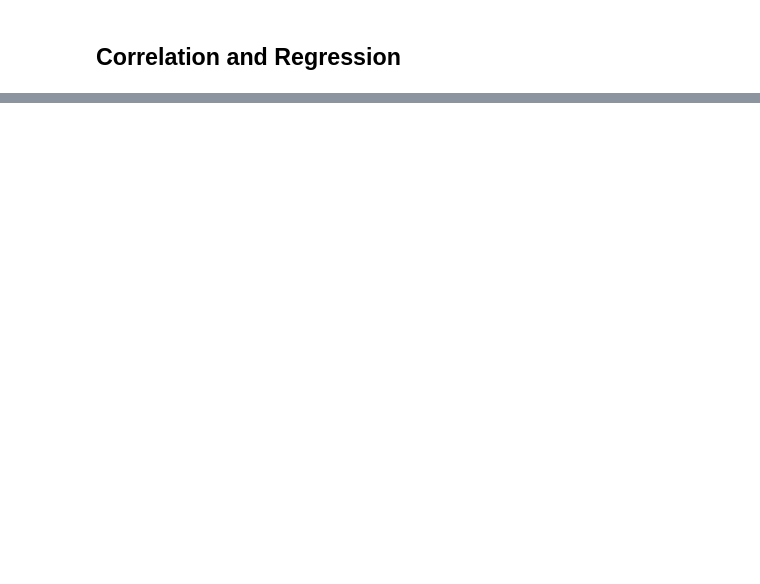
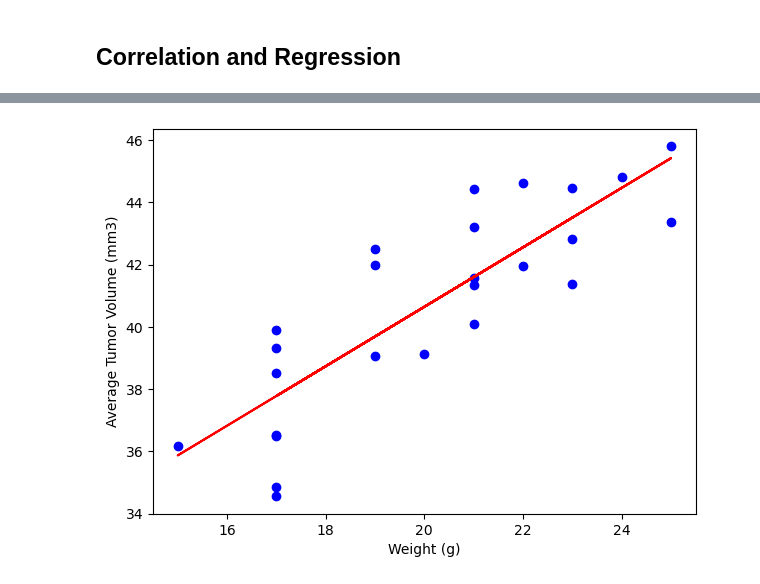
Before and after one commit to j91k/matplotlib-challenge, a Jupyter notebook: pymaceuticals_starter_jimmy.ipynb, the cells around one changed output, grey strips where cells are left out. Cells and saved outputs as stored; diff of their text form; code cells hidden in the pictures; blank space fills up the shorter version.

```diff
--- a/pymaceuticals_starter_jimmy.ipynb
+++ b/pymaceuticals_starter_jimmy.ipynb
@@ -236,0 +315,37 @@ The correlation between mouse weight and the average tumor volume is 0.84
+# %%
+# Calculate the correlation coefficient and a linear regression model
+# for mouse weight and average observed tumor volume for the entire Capomulin regimen
+
+# Filter the data to include only mice treated with Capomulin
+capomulin_data = clean_df[clean_df["Drug Regimen"] == "Capomulin"]
+
+# Group the Capomulin data by Mouse ID and calculate the average weight and tumor volume for each mouse
+avg_data = capomulin_data.groupby("Mouse ID").agg({"Weight (g)": "mean", "Tumor Volume (mm3)": "mean"})
+
+# Extract weight and average tumor volume
+avg_weight = avg_data["Weight (g)"]
+avg_tumor_volume = avg_data["Tumor Volume (mm3)"]
+
+# Calculate the correlation coefficient
+correlation_coefficient = avg_weight.corr(avg_tumor_volume)
+
+# Perform linear regression
+slope, intercept, r_value, p_value, std_err = st.linregress(avg_weight, avg_tumor_volume)
+
+# Calculate the predicted tumor volume using the linear regression model
+predicted_tumor_volume = slope * avg_weight + intercept
+
+# Plot weight vs. average tumor volume as a scatter plot
+plt.figure(figsize=(7, 5))
+plt.scatter(avg_weight, avg_tumor_volume, marker='o', color='blue', label='Data')
+
+# Plot the linear regression line
+plt.plot(avg_weight, predicted_tumor_volume, color='red', label='Linear Regression')
+
+# Add title, labels, and legend
+plt.xlabel('Weight (g)')
+plt.ylabel('Average Tumor Volume (mm3)')
+
+plt.show()
+# %% [output]
+[figure, added]
```
Also changed, not shown: parts of 13 cells of this notebook.
